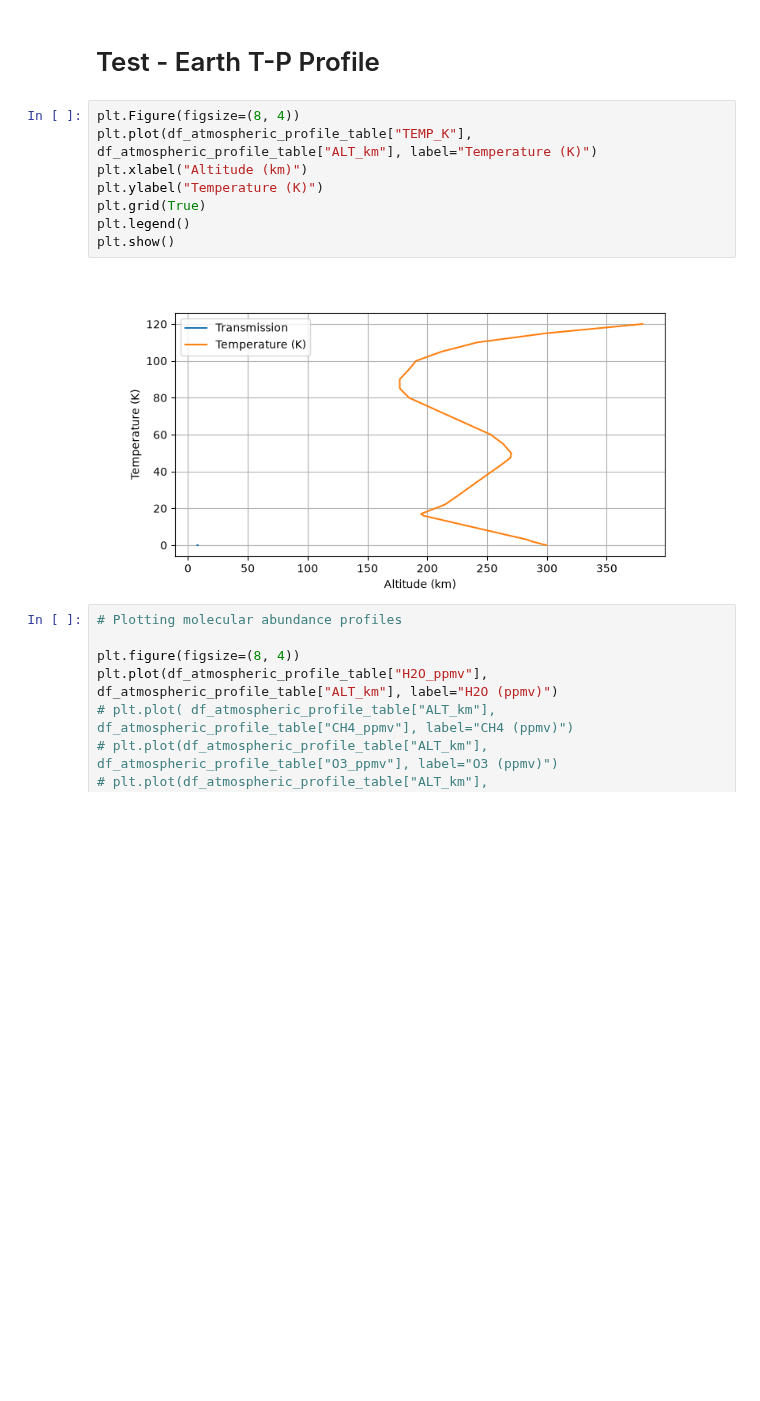
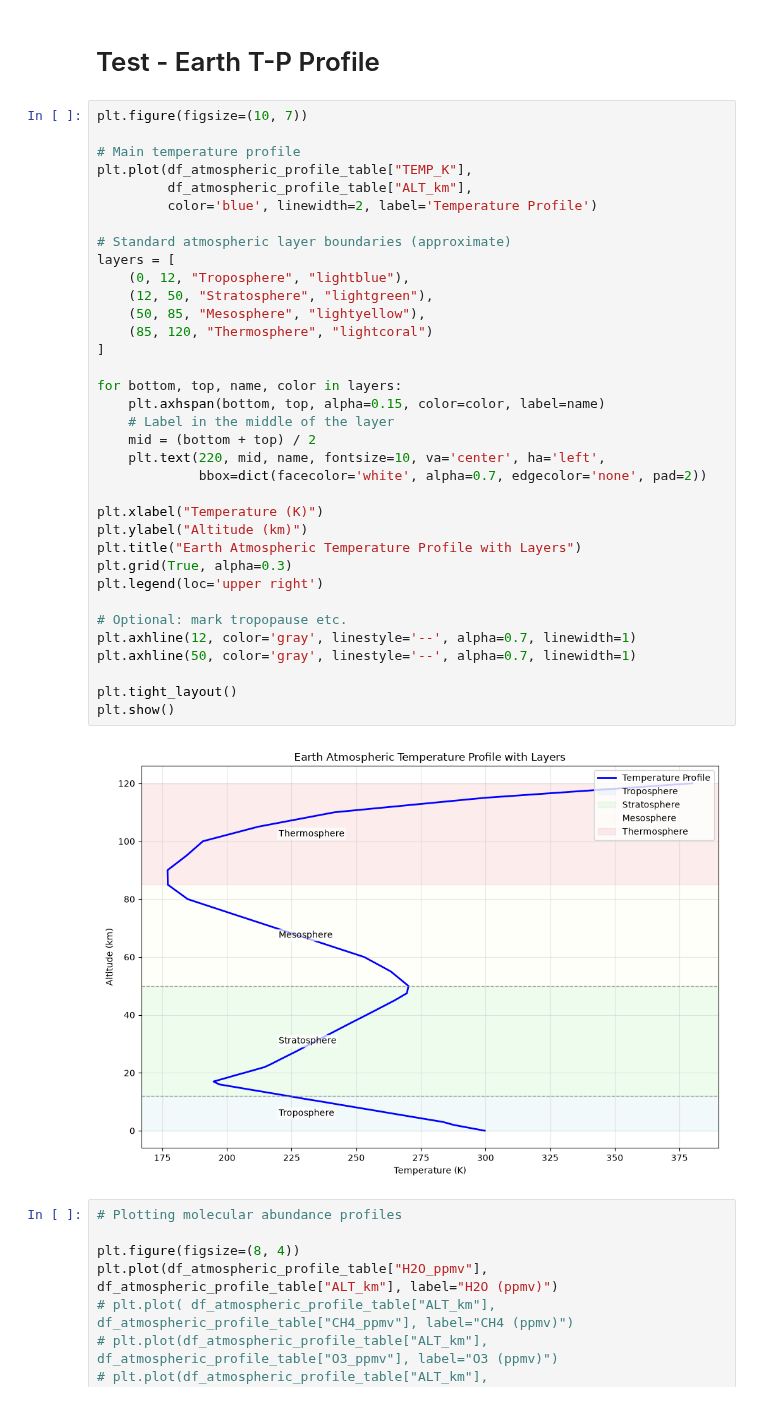
Before and after one commit to zanecollins/sgl_science_case, a Jupyter notebook: sgl_science_case/notebooks/reflectivity_model_cc_tests.ipynb, the cells around one changed output. Drawn from its saved outputs; the diff is of its cells as text; blank space fills up the shorter version.

```diff
--- a/sgl_science_case/notebooks/reflectivity_model_cc_tests.ipynb
+++ b/sgl_science_case/notebooks/reflectivity_model_cc_tests.ipynb
@@ -161,15 +219,42 @@ def compute_transmission(molecules_isotopes, dwn, altitudes):
 # %% [markdown]
 # Test - Earth T-P Profile
 # %%
-plt.Figure(figsize=(8, 4))
-plt.plot(df_atmospheric_profile_table["TEMP_K"], df_atmospheric_profile_table["ALT_km"], label="Temperature (K)")
-plt.xlabel("Altitude (km)")
-plt.ylabel("Temperature (K)")
-plt.grid(True)
-plt.legend()
+plt.figure(figsize=(10, 7))
+
+# Main temperature profile
+plt.plot(df_atmospheric_profile_table["TEMP_K"],
+         df_atmospheric_profile_table["ALT_km"],
+         color='blue', linewidth=2, label='Temperature Profile')
+
+# Standard atmospheric layer boundaries (approximate)
+layers = [
+    (0, 12, "Troposphere", "lightblue"),
+    (12, 50, "Stratosphere", "lightgreen"),
+    (50, 85, "Mesosphere", "lightyellow"),
+    (85, 120, "Thermosphere", "lightcoral")
+]
+
+for bottom, top, name, color in layers:
+    plt.axhspan(bottom, top, alpha=0.15, color=color, label=name)
+    # Label in the middle of the layer
+    mid = (bottom + top) / 2
+    plt.text(220, mid, name, fontsize=10, va='center', ha='left',
+             bbox=dict(facecolor='white', alpha=0.7, edgecolor='none', pad=2))
+
+plt.xlabel("Temperature (K)")
+plt.ylabel("Altitude (km)")
+plt.title("Earth Atmospheric Temperature Profile with Layers")
+plt.grid(True, alpha=0.3)
+plt.legend(loc='upper right')
+
+# Optional: mark tropopause etc.
+plt.axhline(12, color='gray', linestyle='--', alpha=0.7, linewidth=1)
+plt.axhline(50, color='gray', linestyle='--', alpha=0.7, linewidth=1)
+
+plt.tight_layout()
 plt.show()
 # %% [output]
-[figure, old version]
+[figure, new version]
 # %%
 # Plotting molecular abundance profiles
 
```
Also changed, not shown: parts of 6 cells of this notebook.
